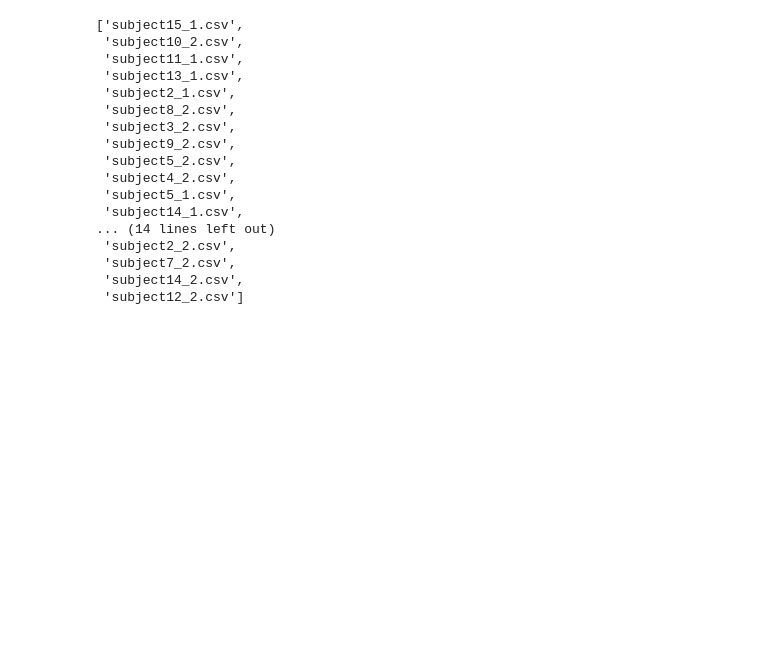
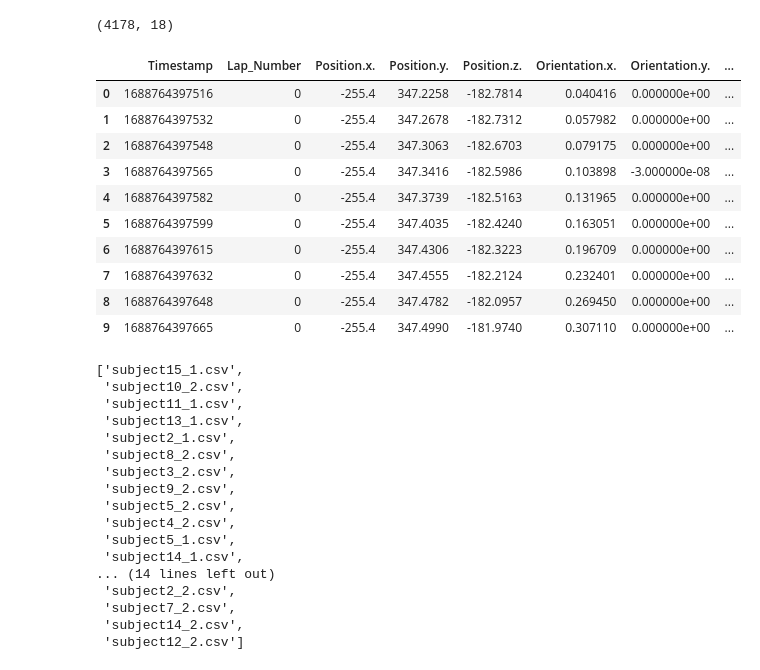
Before and after one commit to jerrymhuang/DreamDrone, a Jupyter notebook: FinalProject/exploration/data_exploration.ipynb, the cells around one changed output. Cells and saved outputs as stored; diff of their text form; code cells hidden in the pictures; blank space fills up the shorter version.

```diff
--- a/FinalProject/exploration/data_exploration.ipynb
+++ b/FinalProject/exploration/data_exploration.ipynb
@@ -5,5 +5,24 @@ import pandas as pd
 import matplotlib.pyplot as plt
 
 import seaborn as sns
+# %%
+data = pd.read_csv('../data/subjects-xy/subject1_1.csv', delimiter=";")
+data.shape
+# %% [output]
+(4178, 18)
+# %%
+data.head(10)
+# %% [output]
+|  | Timestamp | Lap_Number | Position.x. | Position.y. | Position.z. | Orientation.x. | Orientation.y. | ... |
+| 0 | 1688764397516 | 0 | -255.4 | 347.2258 | -182.7814 | 0.040416 | 0.000000e+00 | ... |
+| 1 | 1688764397532 | 0 | -255.4 | 347.2678 | -182.7312 | 0.057982 | 0.000000e+00 | ... |
+| 2 | 1688764397548 | 0 | -255.4 | 347.3063 | -182.6703 | 0.079175 | 0.000000e+00 | ... |
+| 3 | 1688764397565 | 0 | -255.4 | 347.3416 | -182.5986 | 0.103898 | -3.000000e-08 | ... |
+| 4 | 1688764397582 | 0 | -255.4 | 347.3739 | -182.5163 | 0.131965 | 0.000000e+00 | ... |
+| 5 | 1688764397599 | 0 | -255.4 | 347.4035 | -182.4240 | 0.163051 | 0.000000e+00 | ... |
+| 6 | 1688764397615 | 0 | -255.4 | 347.4306 | -182.3223 | 0.196709 | 0.000000e+00 | ... |
+| 7 | 1688764397632 | 0 | -255.4 | 347.4555 | -182.2124 | 0.232401 | 0.000000e+00 | ... |
+| 8 | 1688764397648 | 0 | -255.4 | 347.4782 | -182.0957 | 0.269450 | 0.000000e+00 | ... |
+| 9 | 1688764397665 | 0 | -255.4 | 347.4990 | -181.9740 | 0.307110 | 0.000000e+00 | ... |
 # %%
 def read_data_from_subjects():
```
Also changed, not shown: parts of 1 cell of this notebook, 2 other files.
